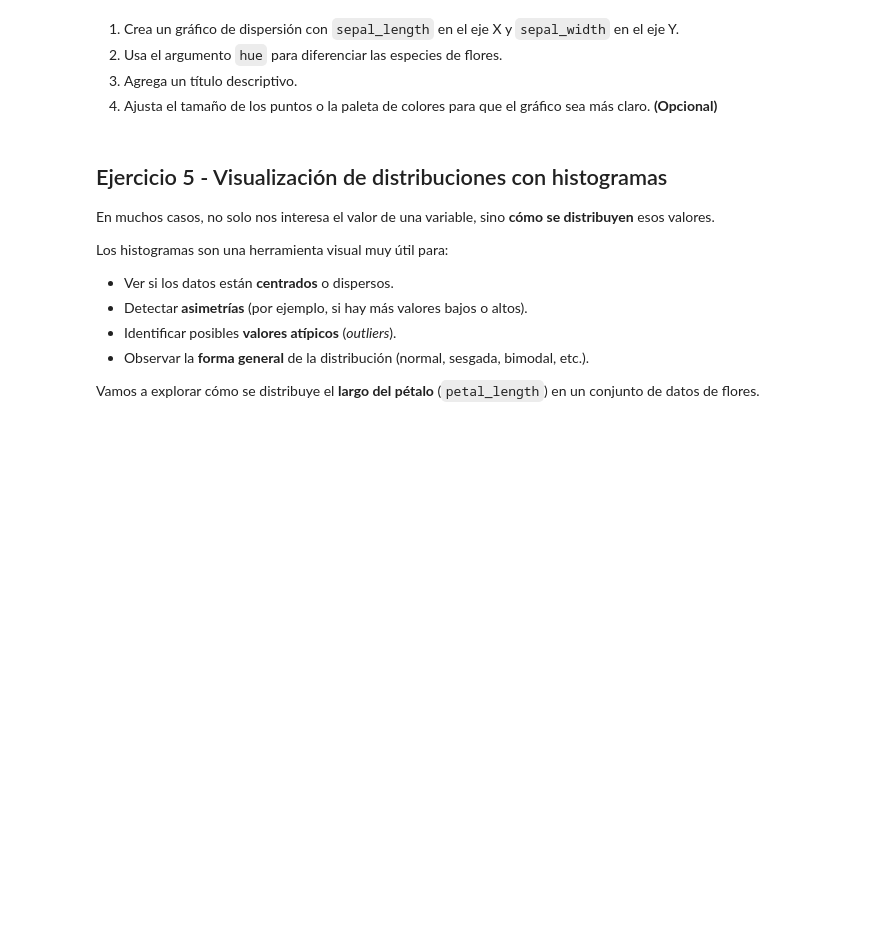
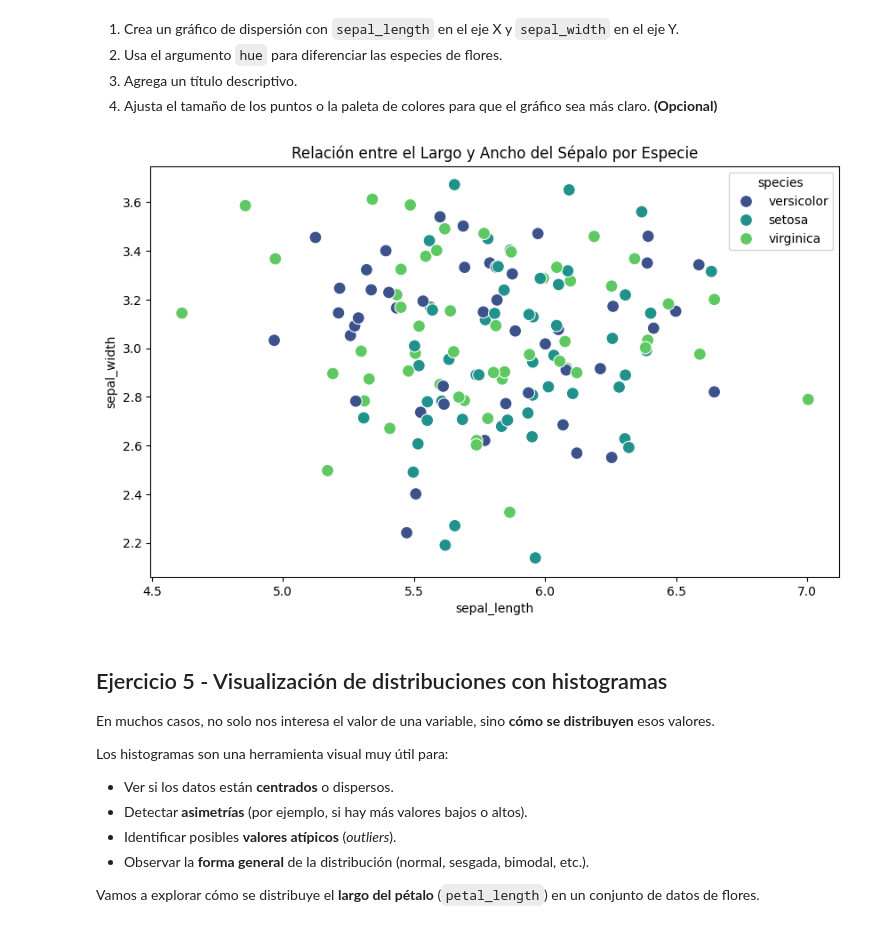
Before and after one commit to javiercriao5-creator/visualization-exercises-with-matplot-and-seaborn, a Jupyter notebook: notebook/problems.es.ipynb, the cells around one changed output. Cells and saved outputs as stored; diff of their text form; code cells hidden in the pictures; blank space fills up the shorter version.

```diff
--- a/notebook/problems.es.ipynb
+++ b/notebook/problems.es.ipynb
@@ -187,3 +209,16 @@ df_iris # Mostrar DataFrame
+# %%
+# tu código
+plt.figure(figsize=(10, 6))
+sns.scatterplot(data=df_iris,
+    x='sepal_length',
+    y='sepal_width',
+    hue='species',
+    palette='viridis',
+    s=100)
+plt.title('Relación entre el Largo y Ancho del Sépalo por Especie')
+plt.show()
+# %% [output]
+[figure, added]
 # %% [markdown]
 ## Ejercicio 5 - Visualización de distribuciones con histogramas
 
```
Also changed, not shown: parts of 15 cells of this notebook.
